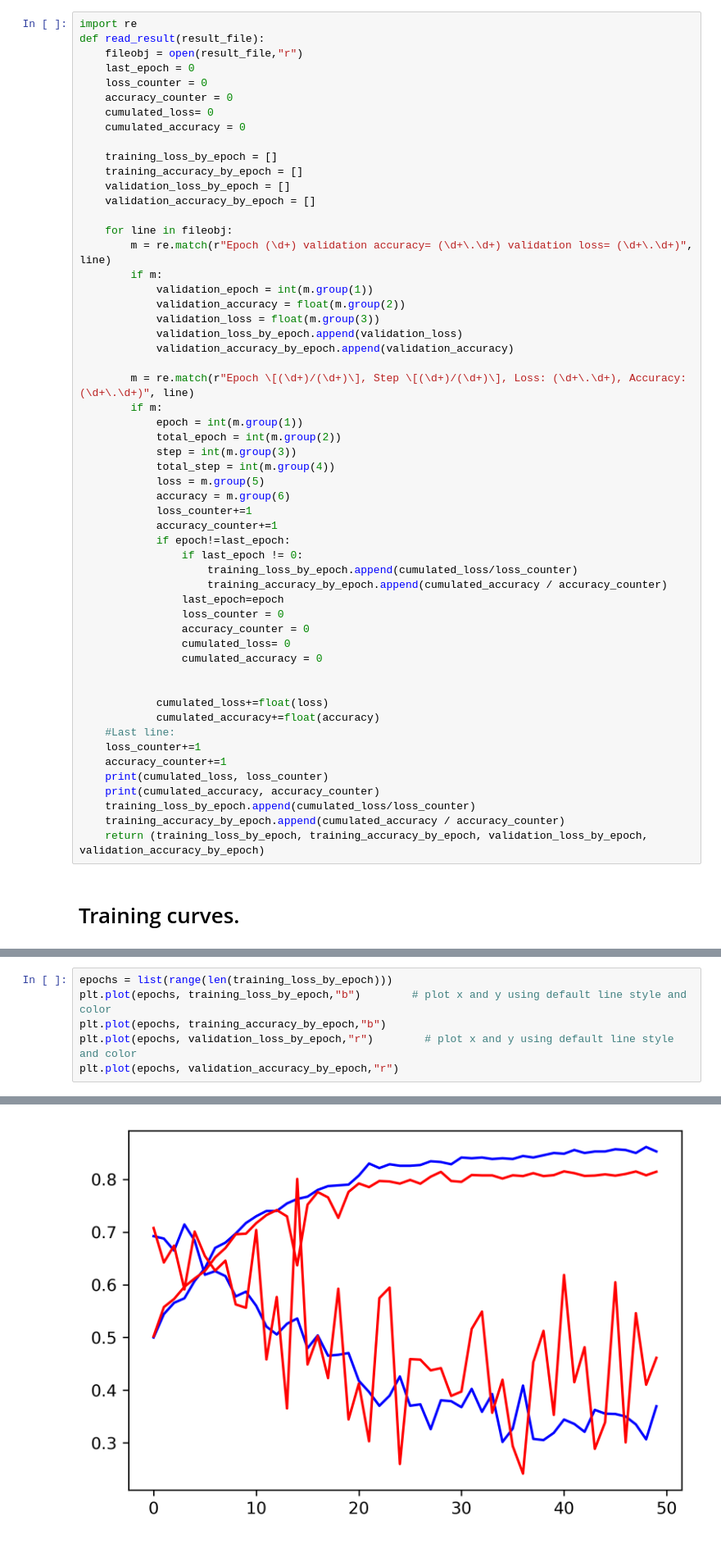
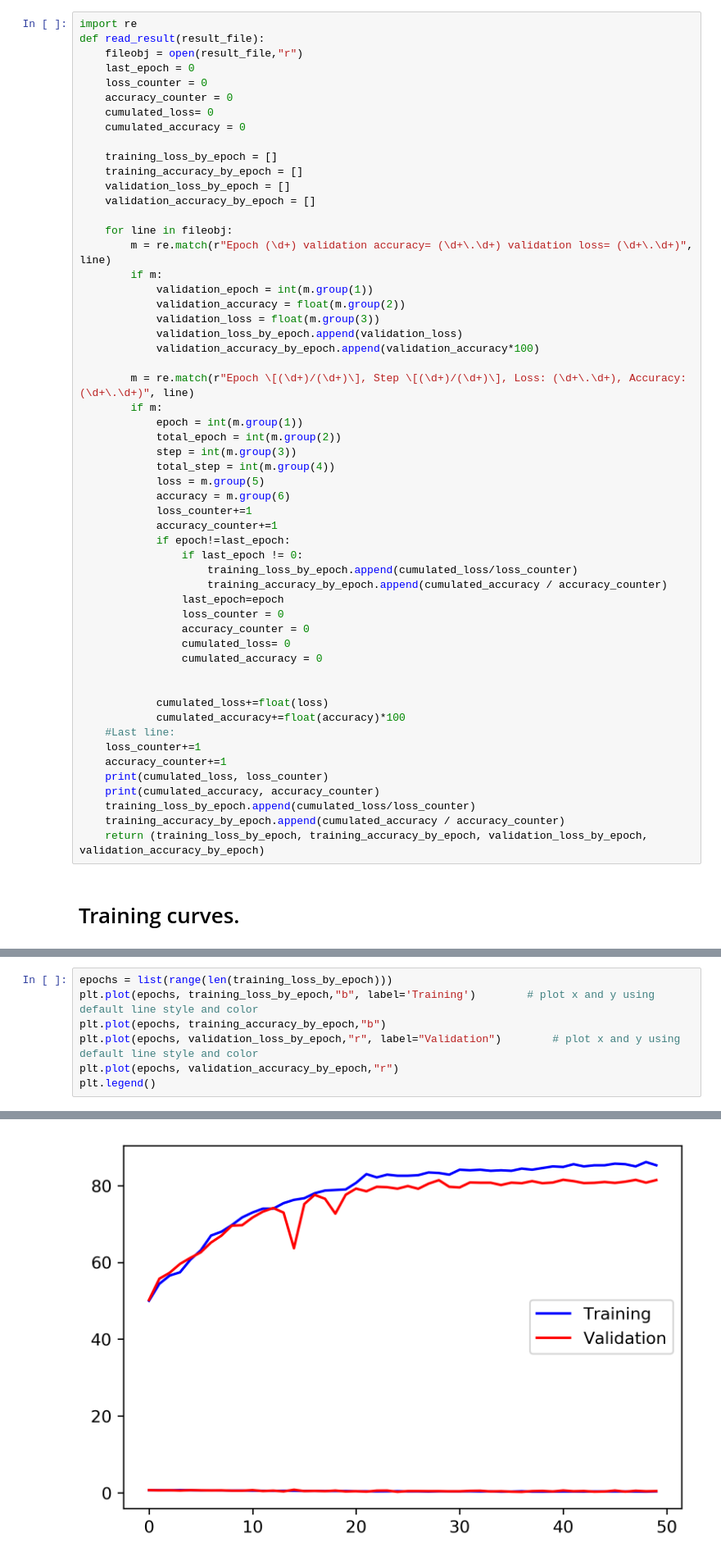
Before and after one commit to adijo/ift6135-mlp-convnet, a Jupyter notebook: kaggle/results/kaggle_figures.ipynb, the cells around one changed output, grey strips where cells are left out. Shown at 82% size. Cells and saved outputs as stored; diff of their text form.

Commit message:
Improved figures

```diff
--- a/kaggle/results/kaggle_figures.ipynb
+++ b/kaggle/results/kaggle_figures.ipynb
@@ -20,7 +20,7 @@ def read_result(result_file):
             validation_accuracy = float(m.group(2))
             validation_loss = float(m.group(3))
             validation_loss_by_epoch.append(validation_loss)
-            validation_accuracy_by_epoch.append(validation_accuracy)
+            validation_accuracy_by_epoch.append(validation_accuracy*100)
 
         m = re.match(r"Epoch \[(\d+)/(\d+)\], Step \[(\d+)/(\d+)\], Loss: (\d+\.\d+), Accuracy:(\d+\.\d+)", line)
         if m:
@@ -44,7 +44,7 @@ def read_result(result_file):
 
 
             cumulated_loss+=float(loss)
-            cumulated_accuracy+=float(accuracy)
+            cumulated_accuracy+=float(accuracy)*100
     #Last line:
     loss_counter+=1
     accuracy_counter+=1
@@ -74,7 +70,8 @@ len(validation_accuracy_by_epoch)
 # %%
 epochs = list(range(len(training_loss_by_epoch)))
-plt.plot(epochs, training_loss_by_epoch,"b")        # plot x and y using default line style and color
+plt.plot(epochs, training_loss_by_epoch,"b", label='Training')        # plot x and y using default line style and color
 plt.plot(epochs, training_accuracy_by_epoch,"b")
-plt.plot(epochs, validation_loss_by_epoch,"r")        # plot x and y using default line style and color
+plt.plot(epochs, validation_loss_by_epoch,"r", label="Validation")        # plot x and y using default line style and color
 plt.plot(epochs, validation_accuracy_by_epoch,"r")
+plt.legend()
 # %% [output]
@@ -82 +79 @@ plt.plot(epochs, validation_accuracy_by_epoch,"r")
-[figure, old version]
+[figure, new version]
```
Also changed, not shown: parts of 4 cells of this notebook.
